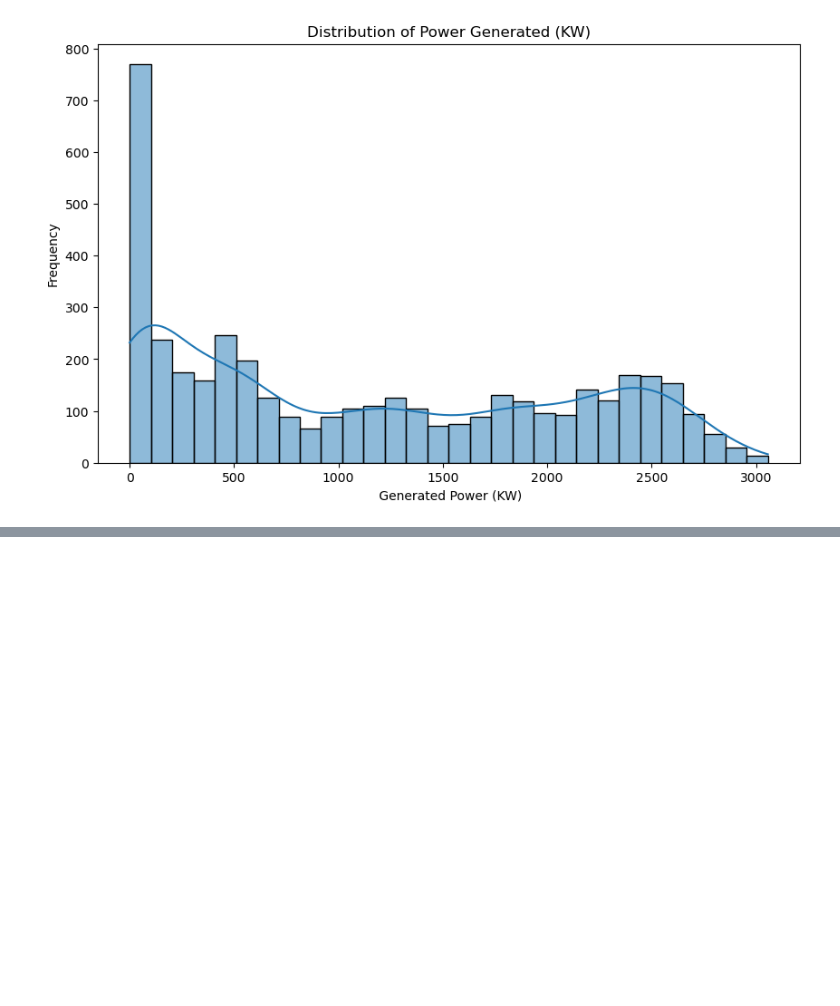
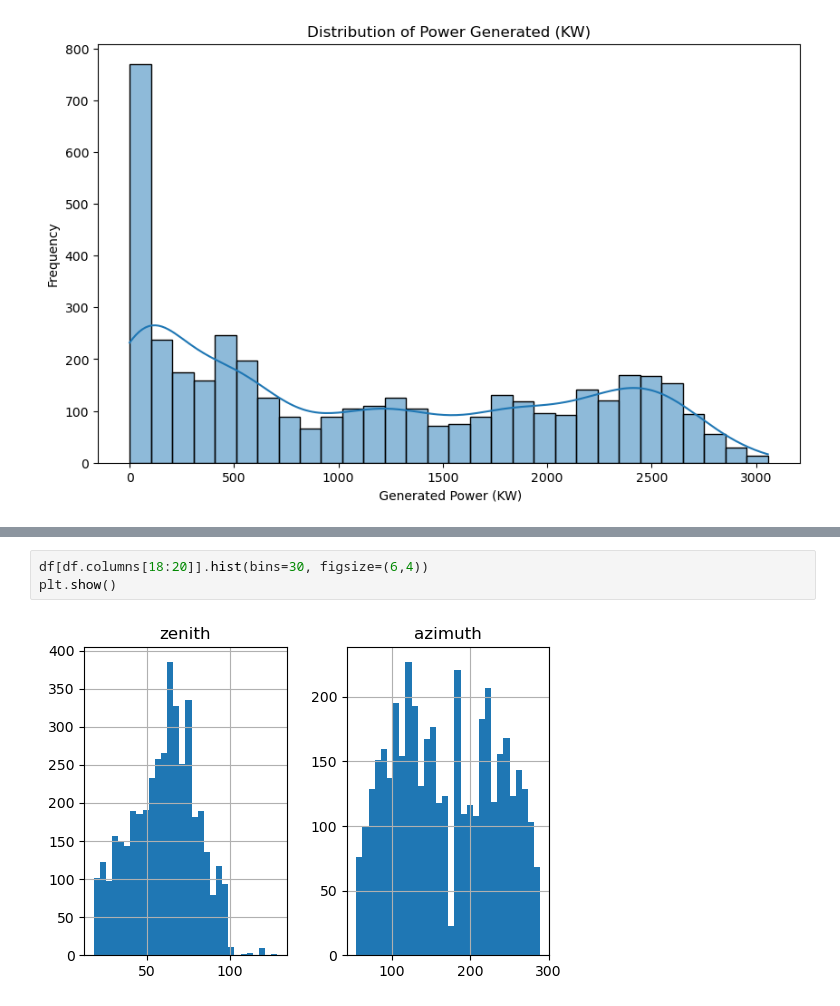
Before and after one commit to Vaish-mambady/Solar-Power-Output-Prediction, a Jupyter notebook: solarpowerprediction.ipynb, the cells around one changed output, grey strips where cells are left out. Drawn from its saved outputs; the diff is of its cells as text; blank space fills up the shorter version.

```diff
--- a/solarpowerprediction.ipynb
+++ b/solarpowerprediction.ipynb
@@ -134,0 +147,5 @@ plt.show()
+# %%
+df[df.columns[18:20]].hist(bins=30, figsize=(6,4))
+plt.show()
+# %% [output]
+[figure, added]
```
Also changed, not shown: parts of 7 cells of this notebook.
